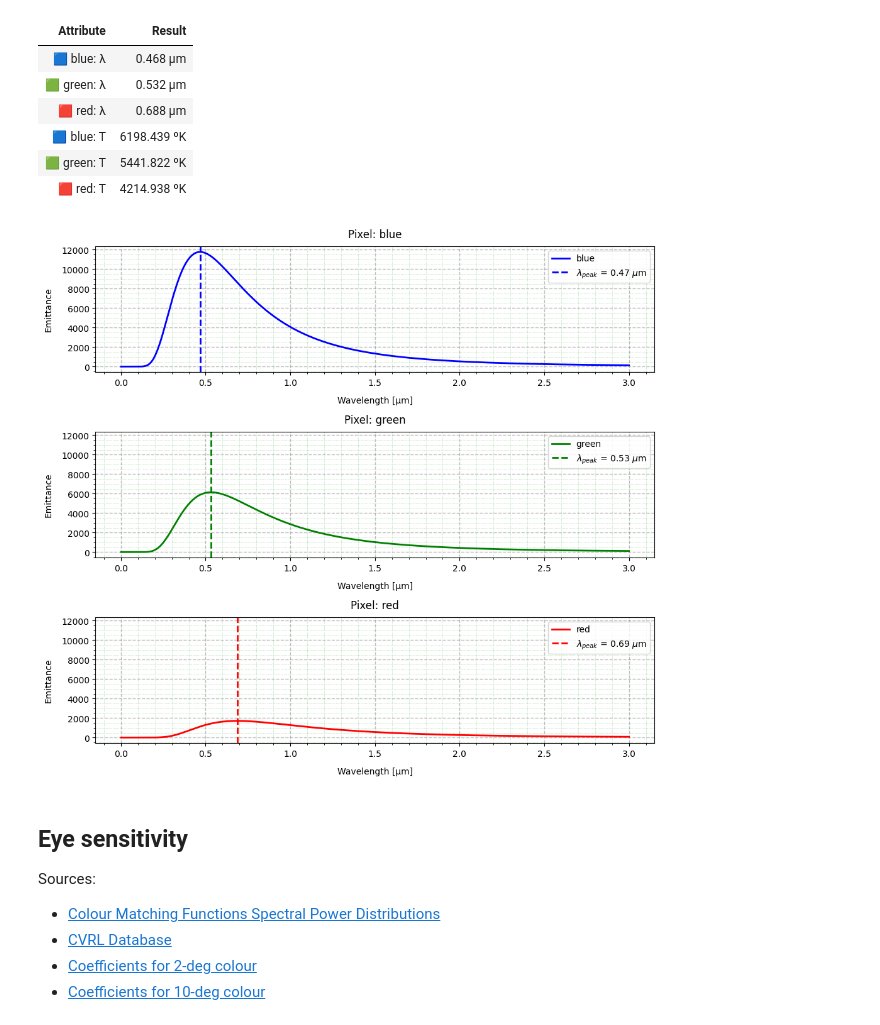
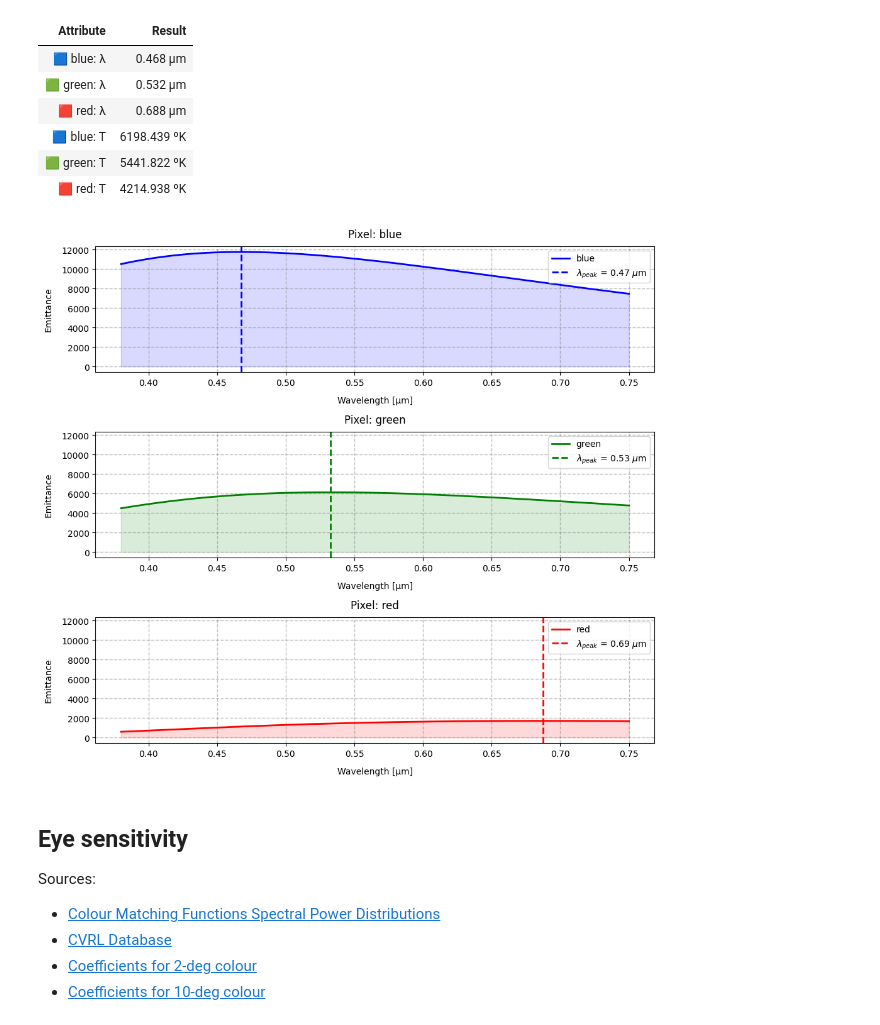
Before and after one commit to BogdanPinchuk/ComputerVision-PBY_HW1, a Jupyter notebook: Investigation.ipynb, the cells around one changed output. Cells and saved outputs as stored; diff of their text form; code cells hidden in the pictures.

```diff
--- a/Investigation.ipynb
+++ b/Investigation.ipynb
@@ -125,8 +127,10 @@ def planck_law(wavelength: np.ndarray | float, temperature: np.ndarray | float)
 import numpy as np
 
 n_points = 1000
-lambda_min = 0.0
-lambda_max = 3.0
+# lambda_min = 0.0
+# lambda_max = 3.0
+lambda_min = 0.38
+lambda_max = 0.75
 
 wavelengths_mkm = np.linspace(lambda_min, lambda_max, n_points)
 
@@ -137,31 +141,32 @@ M_r = planck_law(wavelengths_mkm, T_r)
 # %%
 import matplotlib.pyplot as plt
 
 M_array = [M_b, M_g, M_r]
 lambda_peaks = [lambda_b, lambda_g, lambda_r]
 colors = ["blue", "green", "red"]
 
 _, axes = plt.subplots(len(M_array), 1, figsize=(10, 9), sharey=True)
 
 for idx, item in enumerate(M_array):
     ax = axes[idx]
 
     ax.plot(wavelengths_mkm, M_array[idx], linewidth=2.0, color=colors[idx], label=colors[idx])
+    ax.fill_between(wavelengths_mkm, M_array[idx], alpha=0.15, color=colors[idx])
     ax.axvline(lambda_peaks[idx], linestyle='--', color=colors[idx], linewidth=2.0,
                label=f"$\\lambda _{{peak}}$ = {lambda_peaks[idx]:.2f} $\\mu$m")
 
     ax.grid(axis='both', visible=True, which='major', ls='--', linewidth=1.0, color='tab:gray')
-    ax.minorticks_on()
+    # ax.minorticks_on()
     ax.grid(axis='both', visible=True, which='minor', ls=':', linewidth=0.5, color='tab:green')
     ax.set_title(f"Pixel: {colors[idx]}", pad=10, loc='center', color='black')
     ax.set_xlabel("Wavelength [μm]", labelpad=10, loc='center', color='black')
     ax.set_ylabel("Emittance", labelpad=10, loc='center', color='black')
     ax.legend()
 
 plt.tight_layout()
 plt.show()
 # %% [output]
-[figure, old version]
+[figure, new version]
 # %% [markdown]
 ## Eye sensitivity
 
```
Also changed, not shown: parts of 6 cells of this notebook.
